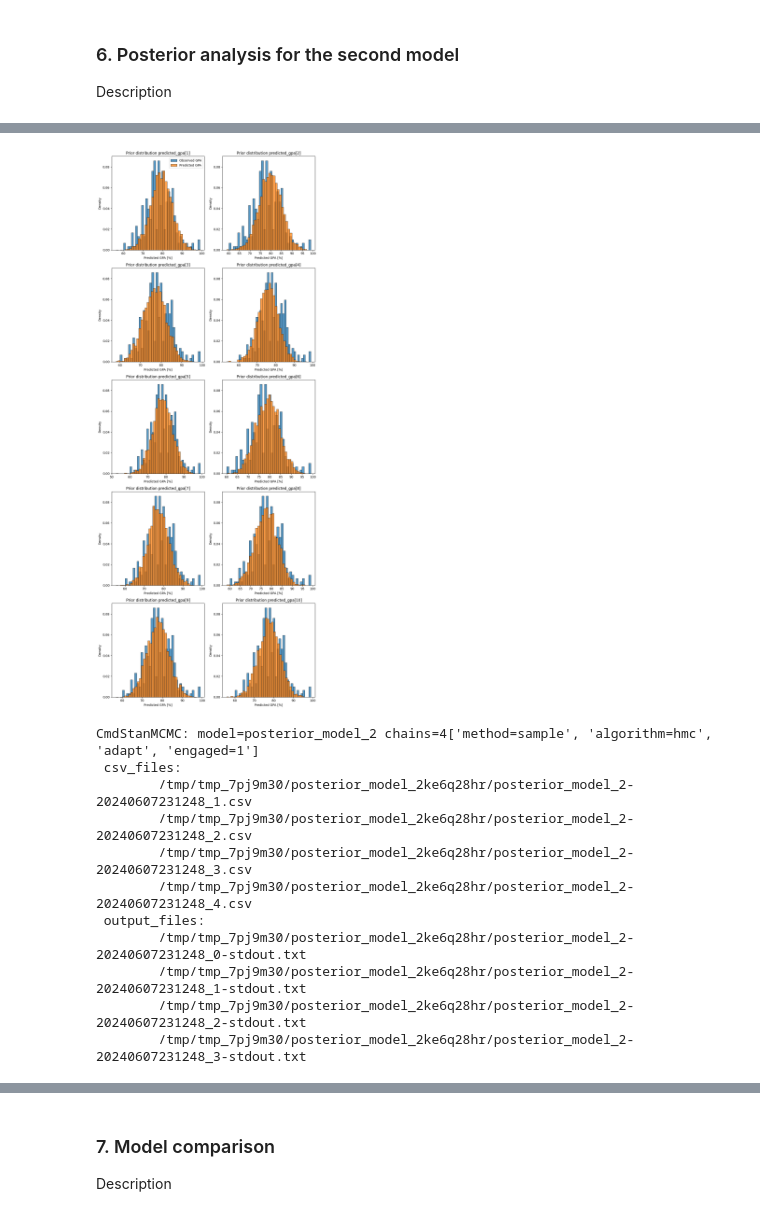
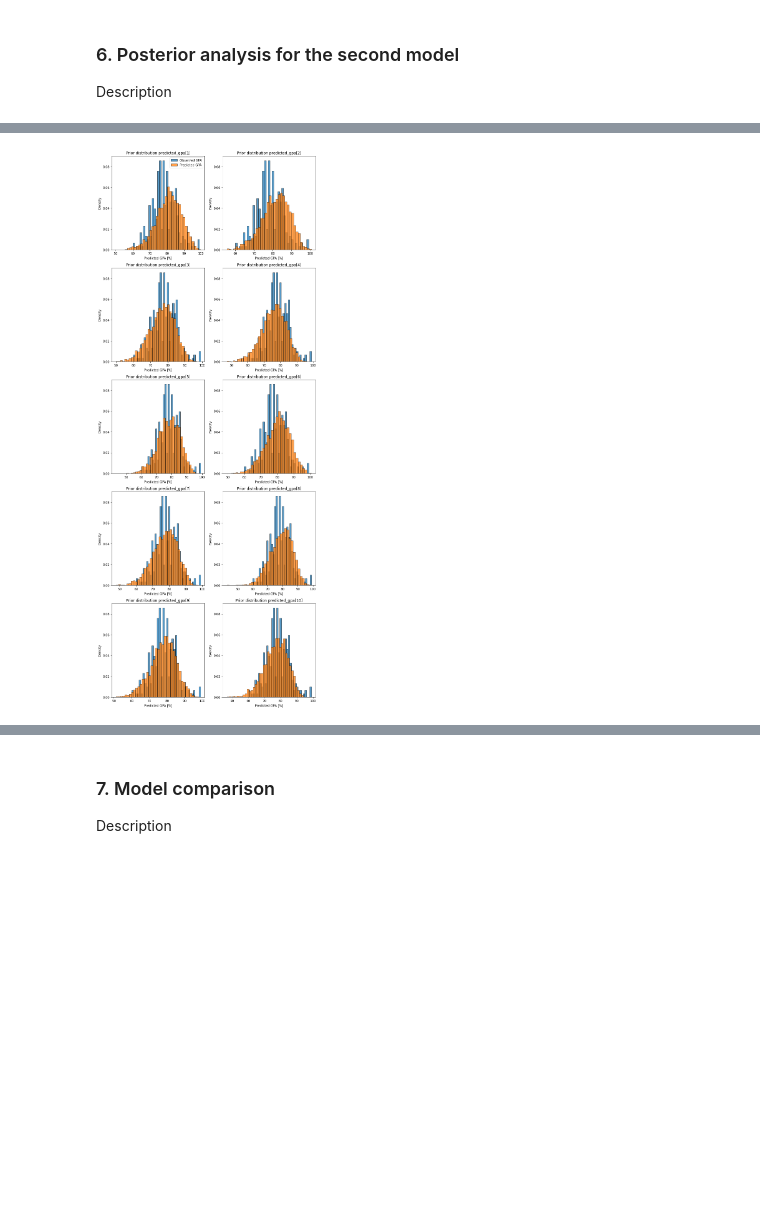
Before and after one commit to DanielJurkowski/DataAnalyticsProject, a Jupyter notebook: notebook.ipynb, the cells around one changed output, grey strips where cells are left out. Saved outputs shown, nothing was run; the diff lists cells and outputs as text; code cells hidden in the pictures; blank space fills up the shorter version.

Commit message:
Project: Posterior propose, comparison try

```diff
--- a/notebook.ipynb
+++ b/notebook.ipynb
@@ -444,7 +444,7 @@ TODO: Formula (?)
 The number of iterations was chosen based on the number of records in the data.
 # %%
 # To w sumie powinno byc chyba wygenerowane z przedziału w jakim znajduja sie godziny
-
+data['Studying hours'] = 2*data['Studying hours']
 hours_c = abs(data['Studying hours'] - data['Studying hours'].mean())
 hangouts_c = abs(data['Hangouts'] - data['Hangouts'].mean())
 
@@ -709,38 +686,27 @@ Consider re-running with show_console=True if the above output is unclear!
 # %%
 columns = [f'predicted_gpa[{i+1}]' for i in range(10)]
 
 fig, axes = plt.subplots(5, 2, figsize=(10, 25))
 
 for i, column in enumerate(columns):
     row = i // 2
     col = i % 2
     ax = axes[row, col]
 
     sns.histplot(data['Current GPA'], ax=ax, bins=len(data['Current GPA'].unique()), stat='density')
     sns.histplot(df_4[column], ax=ax, bins=len(data['Current GPA'].unique()), stat='density')
 
     ax.set_title(f'Prior distribution {column}')
     ax.set_xlabel('Predicted GPA [%]')
     if i == 0:
         ax.legend(['Observed GPA', 'Predicted GPA'])
 
 plt.tight_layout()
 plt.show()
 
-model_fit_2
+# model_fit_2
 # %% [output]
-[figure, old version]
+[figure, new version]
-CmdStanMCMC: model=posterior_model_2 chains=4['method=sample', 'algorithm=hmc', 'adapt', 'engaged=1']
- csv_files:
-        /tmp/tmp_7pj9m30/posterior_model_2ke6q28hr/posterior_model_2-20240607231248_1.csv
-        /tmp/tmp_7pj9m30/posterior_model_2ke6q28hr/posterior_model_2-20240607231248_2.csv
-        /tmp/tmp_7pj9m30/posterior_model_2ke6q28hr/posterior_model_2-20240607231248_3.csv
-        /tmp/tmp_7pj9m30/posterior_model_2ke6q28hr/posterior_model_2-20240607231248_4.csv
- output_files:
-        /tmp/tmp_7pj9m30/posterior_model_2ke6q28hr/posterior_model_2-20240607231248_0-stdout.txt
-        /tmp/tmp_7pj9m30/posterior_model_2ke6q28hr/posterior_model_2-20240607231248_1-stdout.txt
-        /tmp/tmp_7pj9m30/posterior_model_2ke6q28hr/posterior_model_2-20240607231248_2-stdout.txt
-        /tmp/tmp_7pj9m30/posterior_model_2ke6q28hr/posterior_model_2-20240607231248_3-stdout.txt
 # %%
 az.plot_trace(model_fit_2)
 # %% [output]
```
Also changed, not shown: parts of 29 cells of this notebook, 8 other files.
